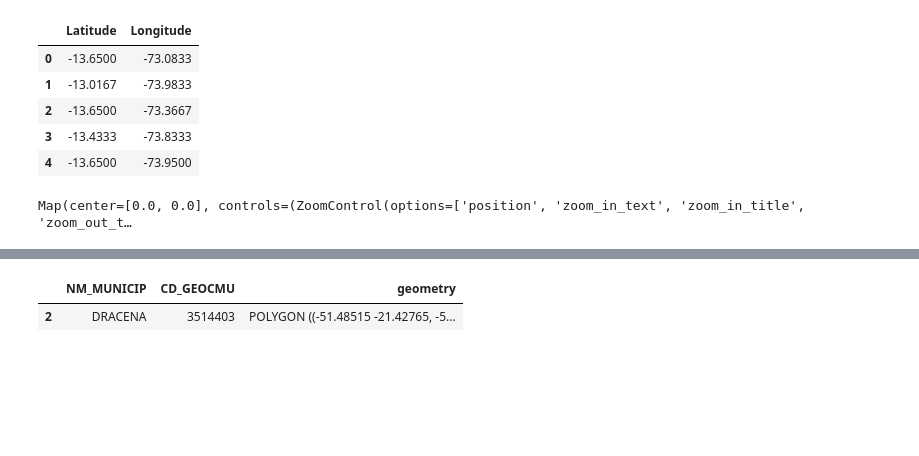
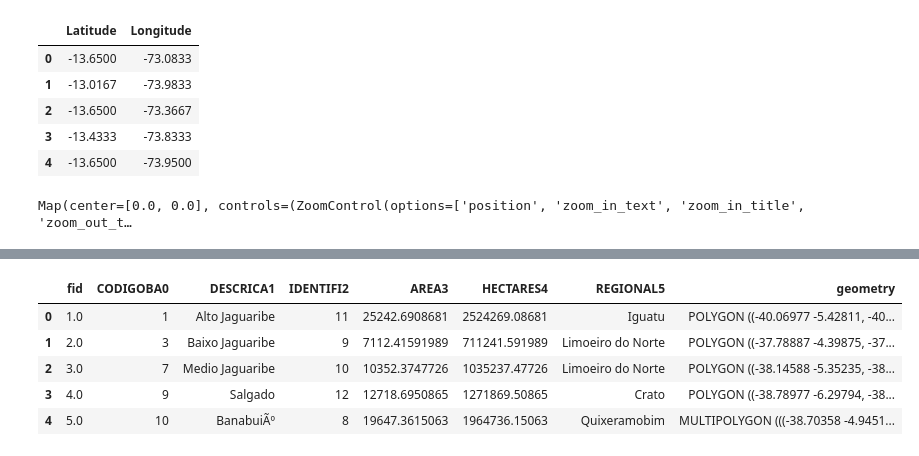
Before and after one commit to alexnaoki/LHC_Hidroweb, a Jupyter notebook: View_Inventario_v01.ipynb, the cells around one changed output, grey strips where cells are left out. Drawn from its saved outputs; the diff is of its cells as text; code cells hidden in the pictures; blank space fills up the shorter version.

Commit message:
Add shapefile

```diff
--- a/View_Inventario_v01.ipynb
+++ b/View_Inventario_v01.ipynb
@@ -160,11 +143,17 @@ gdf.loc[(gdf['geometry'].within(last_polygon)) & (gdf['UltimaAtualizacao']>date_
 # %%
-path_shapefile = r'G:\Meu Drive\USP-SHS\Documentos_Word_Excel_PowerPoint\Shapefiles\35MUE250GC_SIR.shp'
+# path_shapefile = r'G:\Meu Drive\USP-SHS\Documentos_Word_Excel_PowerPoint\Shapefiles\35MUE250GC_SIR.shp'
 # path_shapefile = r'G:\Meu Drive\USP-SHS\Documentos_Word_Excel_PowerPoint\Shapefiles\bioma.shp'
+path_shapefile = r'G:\Meu Drive\USP-SHS\Outros\Shapefile\Jaguaribe\Jaguaribe.shp'
 # %%
 teste_shp = gpd.read_file(path_shapefile)
-city = teste_shp.loc[teste_shp['NM_MUNICIP']=='DRACENA']
-city
+# city = teste_shp.loc[teste_shp['NM_MUNICIP']=='DRACENA']
+# city
+teste_shp
 # %% [output]
-|  | NM_MUNICIP | CD_GEOCMU | geometry |
-| 2 | DRACENA | 3514403 | POLYGON ((-51.48515 -21.42765, -5... |
+|  | fid | CODIGOBA0 | DESCRICA1 | IDENTIFI2 | AREA3 | HECTARES4 | REGIONAL5 | geometry |
+| 0 | 1.0 | 1 | Alto Jaguaribe | 11 | 25242.6908681 | 2524269.08681 | Iguatu | POLYGON ((-40.06977 -5.42811, -40... |
+| 1 | 2.0 | 3 | Baixo Jaguaribe | 9 | 7112.41591989 | 711241.591989 | Limoeiro do Norte | POLYGON ((-37.78887 -4.39875, -37... |
+| 2 | 3.0 | 7 | Medio Jaguaribe | 10 | 10352.3747726 | 1035237.47726 | Limoeiro do Norte | POLYGON ((-38.14588 -5.35235, -38... |
+| 3 | 4.0 | 9 | Salgado | 12 | 12718.6950865 | 1271869.50865 | Crato | POLYGON ((-38.78977 -6.29794, -38... |
+| 4 | 5.0 | 10 | BanabuiÃº | 8 | 19647.3615063 | 1964736.15063 | Quixeramobim | MULTIPOLYGON (((-38.70358 -4.9451... |
 # %%
```
Also changed, not shown: parts of 10 cells of this notebook.
